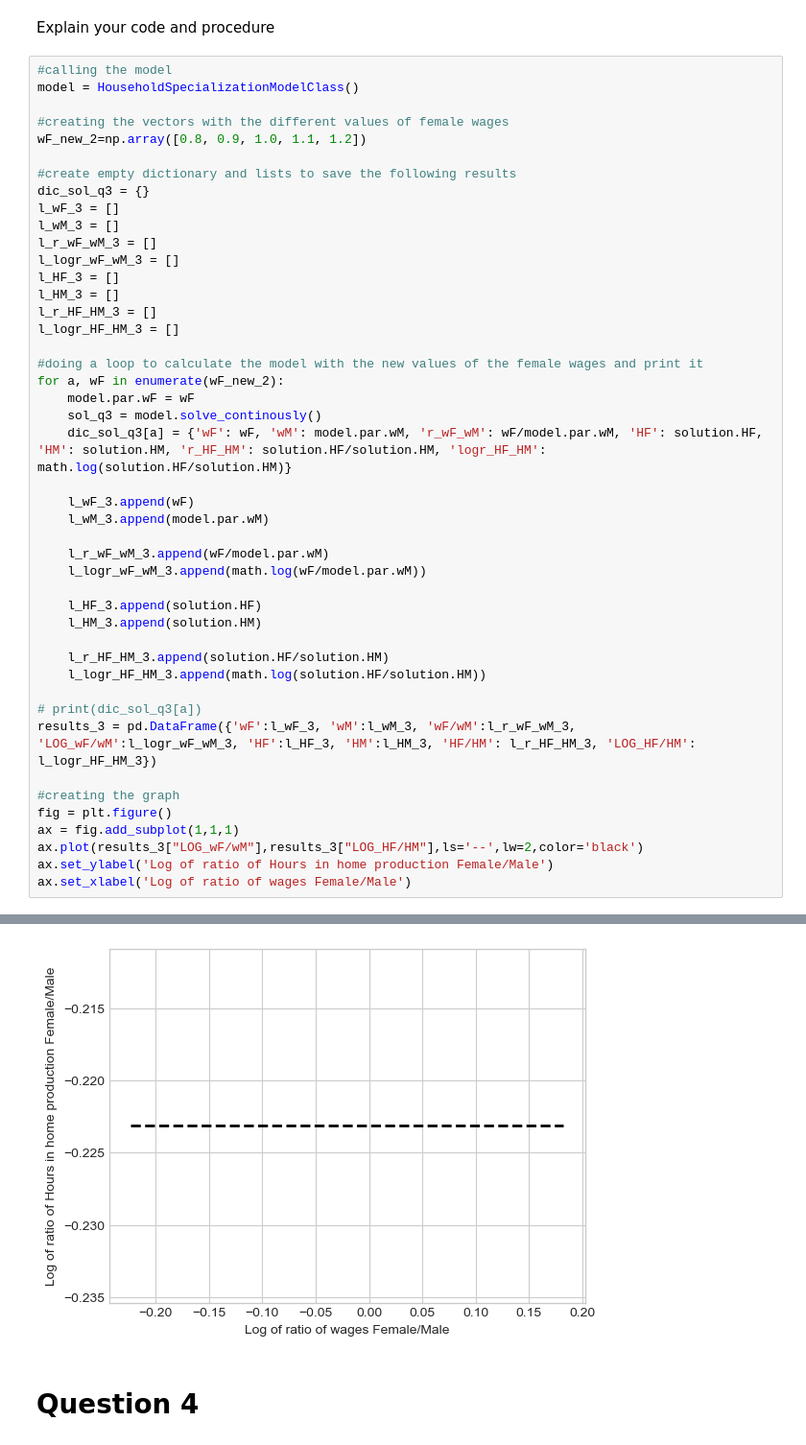
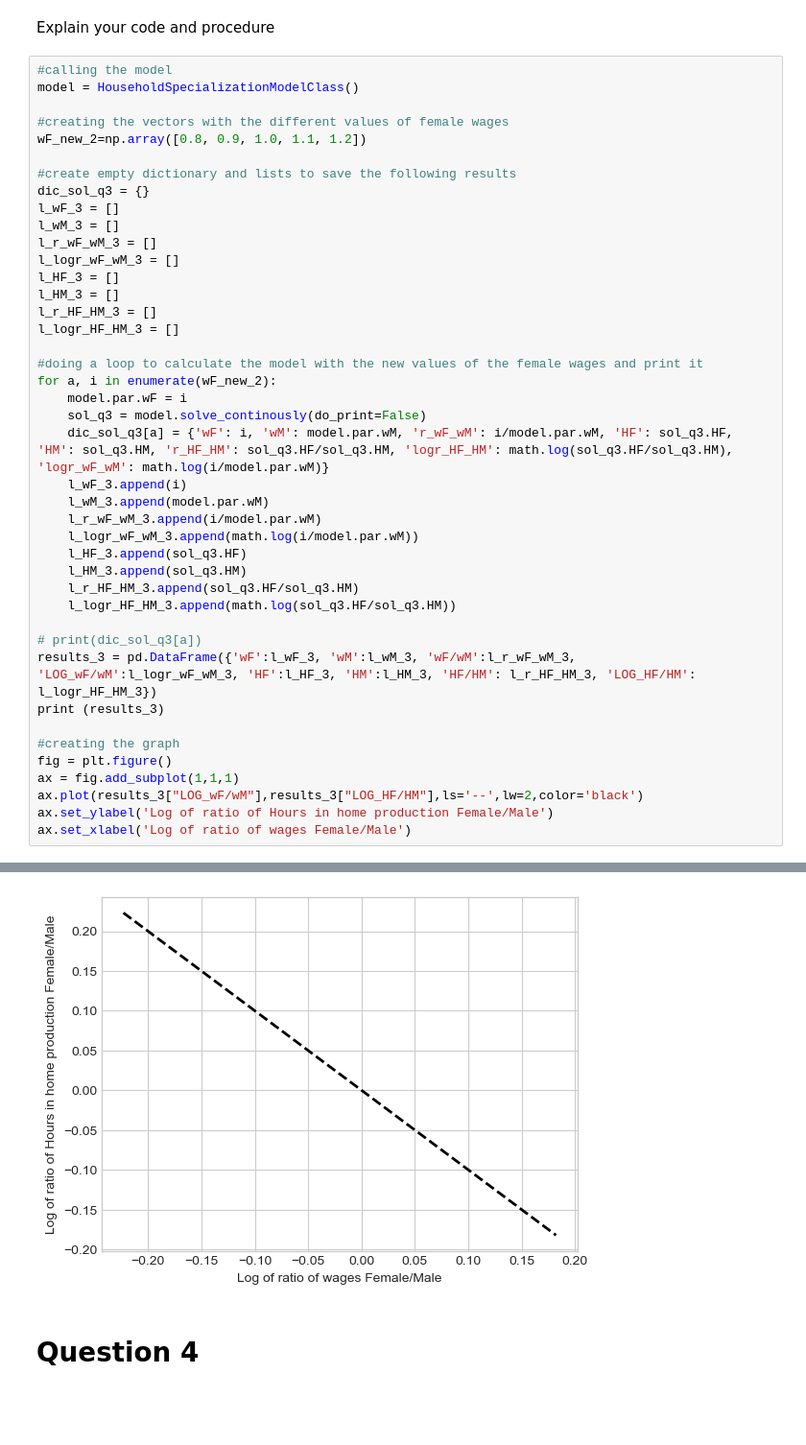
Before and after one commit to NumEconCopenhagen/projects-2023-latin-power, a Jupyter notebook: inauguralproject/inauguralproject.ipynb, the cells around one changed output, grey strips where cells are left out. Shown at 96% size. Cells and saved outputs as stored; diff of their text form; blank space fills up the shorter version.

```diff
--- a/inauguralproject/inauguralproject.ipynb
+++ b/inauguralproject/inauguralproject.ipynb
@@ -149,25 +149,22 @@ l_r_HF_HM_3 = []
 l_logr_HF_HM_3 = []
 
 #doing a loop to calculate the model with the new values of the female wages and print it
-for a, wF in enumerate(wF_new_2):
-    model.par.wF = wF
-    sol_q3 = model.solve_continously()
-    dic_sol_q3[a] = {'wF': wF, 'wM': model.par.wM, 'r_wF_wM': wF/model.par.wM, 'HF': solution.HF, 'HM': solution.HM, 'r_HF_HM': solution.HF/solution.HM, 'logr_HF_HM': math.log(solution.HF/solution.HM)}
-
-    l_wF_3.append(wF)
+for a, i in enumerate(wF_new_2):
+    model.par.wF = i
+    sol_q3 = model.solve_continously(do_print=False)
+    dic_sol_q3[a] = {'wF': i, 'wM': model.par.wM, 'r_wF_wM': i/model.par.wM, 'HF': sol_q3.HF, 'HM': sol_q3.HM, 'r_HF_HM': sol_q3.HF/sol_q3.HM, 'logr_HF_HM': math.log(sol_q3.HF/sol_q3.HM), 'logr_wF_wM': math.log(i/model.par.wM)}
+    l_wF_3.append(i)
     l_wM_3.append(model.par.wM)
-
-    l_r_wF_wM_3.append(wF/model.par.wM)
-    l_logr_wF_wM_3.append(math.log(wF/model.par.wM))
-
-    l_HF_3.append(solution.HF)
-    l_HM_3.append(solution.HM)
-
-    l_r_HF_HM_3.append(solution.HF/solution.HM)
-    l_logr_HF_HM_3.append(math.log(solution.HF/solution.HM))
+    l_r_wF_wM_3.append(i/model.par.wM)
+    l_logr_wF_wM_3.append(math.log(i/model.par.wM))
+    l_HF_3.append(sol_q3.HF)
+    l_HM_3.append(sol_q3.HM)
+    l_r_HF_HM_3.append(sol_q3.HF/sol_q3.HM)
+    l_logr_HF_HM_3.append(math.log(sol_q3.HF/sol_q3.HM))
 
 # print(dic_sol_q3[a])
 results_3 = pd.DataFrame({'wF':l_wF_3, 'wM':l_wM_3, 'wF/wM':l_r_wF_wM_3, 'LOG_wF/wM':l_logr_wF_wM_3, 'HF':l_HF_3, 'HM':l_HM_3, 'HF/HM': l_r_HF_HM_3, 'LOG_HF/HM': l_logr_HF_HM_3})
+print (results_3)
 
 #creating the graph
 fig = plt.figure()
@@ -194,5 +192,5 @@ Utility = 0.2297
 Text(0.5, 0, 'Log of ratio of wages Female/Male')
-[figure, old version]
+[figure, new version]
 # %% [markdown]
 # Question 4
 # %%
```
Also changed, not shown: parts of 1 cell of this notebook, 1 other file.
